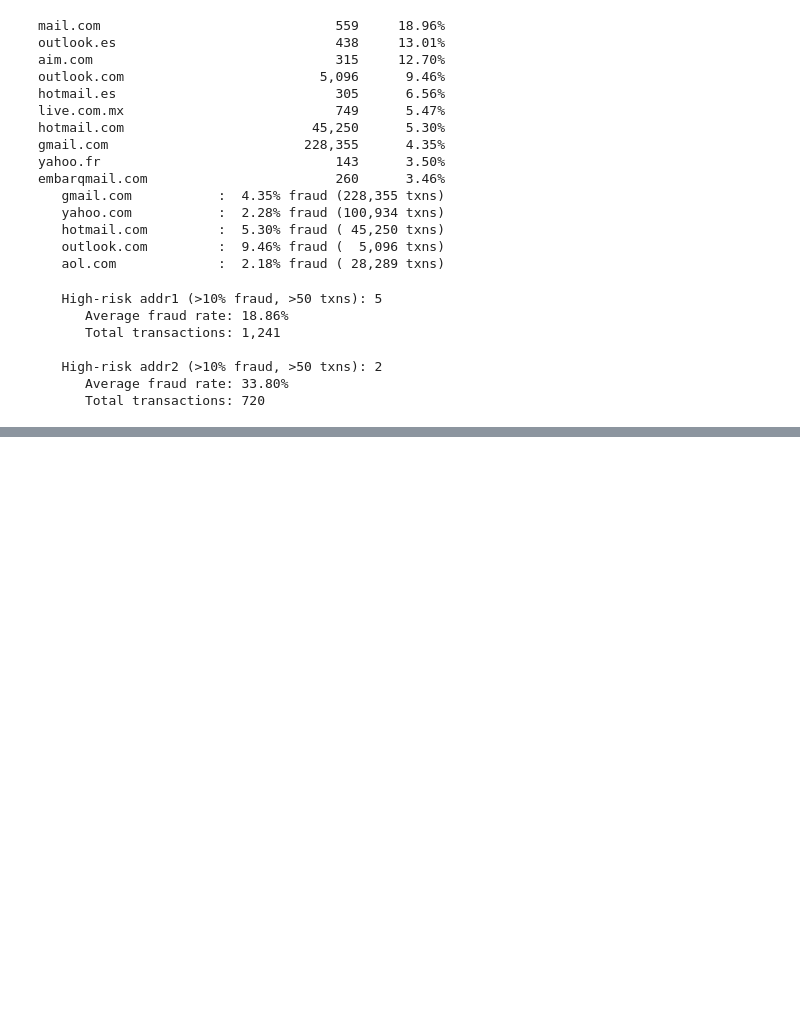
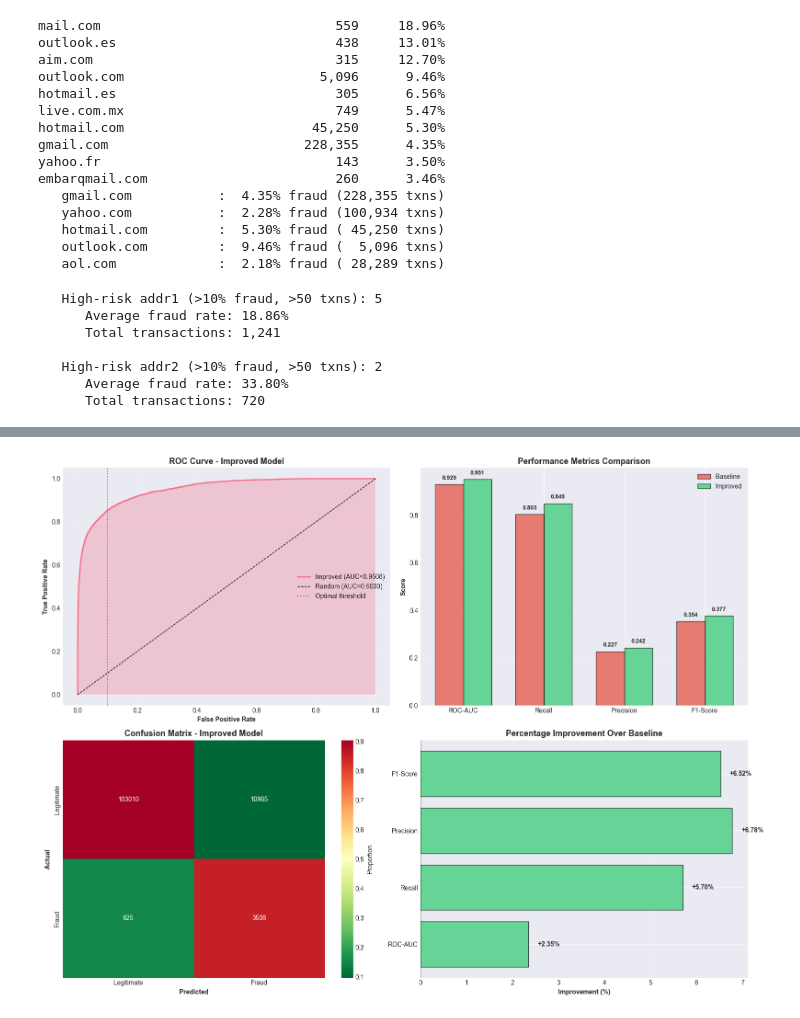
Before and after one commit to Don-Alvin/fraud-detection-system, a Jupyter notebook: research/notebooks/02_feature_engineering.ipynb, the cells around one changed output, grey strips where cells are left out. Saved outputs shown, nothing was run; the diff lists cells and outputs as text; code cells hidden in the pictures; blank space fills up the shorter version.

Commit message:
test if feature engineering helped improve model performance

```diff
--- a/research/notebooks/02_feature_engineering.ipynb
+++ b/research/notebooks/02_feature_engineering.ipynb
@@ -609,0 +683,5 @@ if len(addr2_high_risk) > 0:
+# %%
+# Train/Test split
+from sklearn.model_selection import train_test_split
+
+X_train, X_test, y_train, y_test = train_test_split(X, y, test_size=0.2, stratify=y, random_state=42)
@@ -609,0 +810,91 @@ if len(addr2_high_risk) > 0:
+# %%
+# Visualization
+
+import matplotlib.pyplot as plt
+import seaborn as sns
+from sklearn.metrics import roc_curve, precision_recall_curve
+
+fig, axes = plt.subplots(2, 2, figsize=(16, 12))
+
+# Plot 1: ROC Curve Comparison
+# (We'd need baseline predictions for true comparison, so we'll show improved only)
+fpr, tpr, _ = roc_curve(y_test, y_pred_proba)
+
+axes[0, 0].plot(fpr, tpr, linewidth=2, label=f'Improved (AUC={new_roc_auc:.4f})')
+axes[0, 0].plot([0, 1], [0, 1], 'k--', linewidth=1, label='Random (AUC=0.5000)')
+axes[0, 0].axvline(x=fpr[np.argmax(tpr - fpr)], color='red', linestyle=':',
+                   label='Optimal threshold', alpha=0.7)
+axes[0, 0].fill_between(fpr, tpr, alpha=0.3)
+axes[0, 0].set_xlabel('False Positive Rate', fontweight='bold')
+axes[0, 0].set_ylabel('True Positive Rate', fontweight='bold')
+axes[0, 0].set_title('ROC Curve - Improved Model', fontweight='bold', fontsize=13)
+axes[0, 0].legend()
+axes[0, 0].grid(True, alpha=0.3)
+
+# Plot 2: Metric Comparison
+metrics_df = pd.DataFrame({
+    'Metric': ['ROC-AUC', 'Recall', 'Precision', 'F1-Score'],
+    'Baseline': [baseline_roc_auc, baseline_recall, baseline_precision, baseline_f1],
+    'Improved': [new_roc_auc, new_recall, new_precision, new_f1]
+})
+
+x = np.arange(len(metrics_df))
+width = 0.35
+
+axes[0, 1].bar(x - width/2, metrics_df['Baseline'], width, label='Baseline',
+               color='#e74c3c', alpha=0.7, edgecolor='black')
+axes[0, 1].bar(x + width/2, metrics_df['Improved'], width, label='Improved',
+               color='#2ecc71', alpha=0.7, edgecolor='black')
+
+axes[0, 1].set_ylabel('Score', fontweight='bold')
+axes[0, 1].set_title('Performance Metrics Comparison', fontweight='bold', fontsize=13)
+axes[0, 1].set_xticks(x)
+axes[0, 1].set_xticklabels(metrics_df['Metric'])
+axes[0, 1].legend()
+axes[0, 1].grid(True, alpha=0.3, axis='y')
+
+# Add value labels on bars
+for i, row in metrics_df.iterrows():
+    axes[0, 1].text(i - width/2, row['Baseline'] + 0.02, f"{row['Baseline']:.3f}",
+                    ha='center', fontweight='bold', fontsize=9)
+    axes[0, 1].text(i + width/2, row['Improved'] + 0.02, f"{row['Improved']:.3f}",
+                    ha='center', fontweight='bold', fontsize=9)
+
+# Plot 3: Confusion Matrix
+cm_normalized = cm.astype('float') / cm.sum(axis=1)[:, np.newaxis]
+
+sns.heatmap(cm_normalized, annot=cm, fmt='d', cmap='RdYlGn_r',
+            xticklabels=['Legitimate', 'Fraud'],
+            yticklabels=['Legitimate', 'Fraud'],
+            cbar_kws={'label': 'Proportion'},
+            ax=axes[1, 0])
+axes[1, 0].set_ylabel('Actual', fontweight='bold')
+axes[1, 0].set_xlabel('Predicted', fontweight='bold')
+axes[1, 0].set_title(f'Confusion Matrix - Improved Model', fontweight='bold', fontsize=13)
+
+# Plot 4: Improvement Percentages
+improvements = {
+    'ROC-AUC': roc_auc_change,
+    'Recall': recall_change,
+    'Precision': precision_change,
+    'F1-Score': f1_change
+}
+
+colors = ['#2ecc71' if v > 0 else '#e74c3c' for v in improvements.values()]
+axes[1, 1].barh(list(improvements.keys()), list(improvements.values()),
+                color=colors, alpha=0.7, edgecolor='black')
+axes[1, 1].axvline(x=0, color='black', linestyle='-', linewidth=1)
+axes[1, 1].set_xlabel('Improvement (%)', fontweight='bold')
+axes[1, 1].set_title('Percentage Improvement Over Baseline', fontweight='bold', fontsize=13)
+axes[1, 1].grid(True, alpha=0.3, axis='x')
+
+# Add value labels
+for i, (k, v) in enumerate(improvements.items()):
+    axes[1, 1].text(v + (0.2 if v > 0 else -0.2), i, f'{v:+.2f}%',
+                    va='center', fontweight='bold')
+
+plt.tight_layout()
+plt.show()
+plt.savefig('../images/test_model_improvemnt.png')
+# %% [output]
+[figure, added]
```
Also changed, not shown: parts of 12 cells of this notebook, 2 other files.
